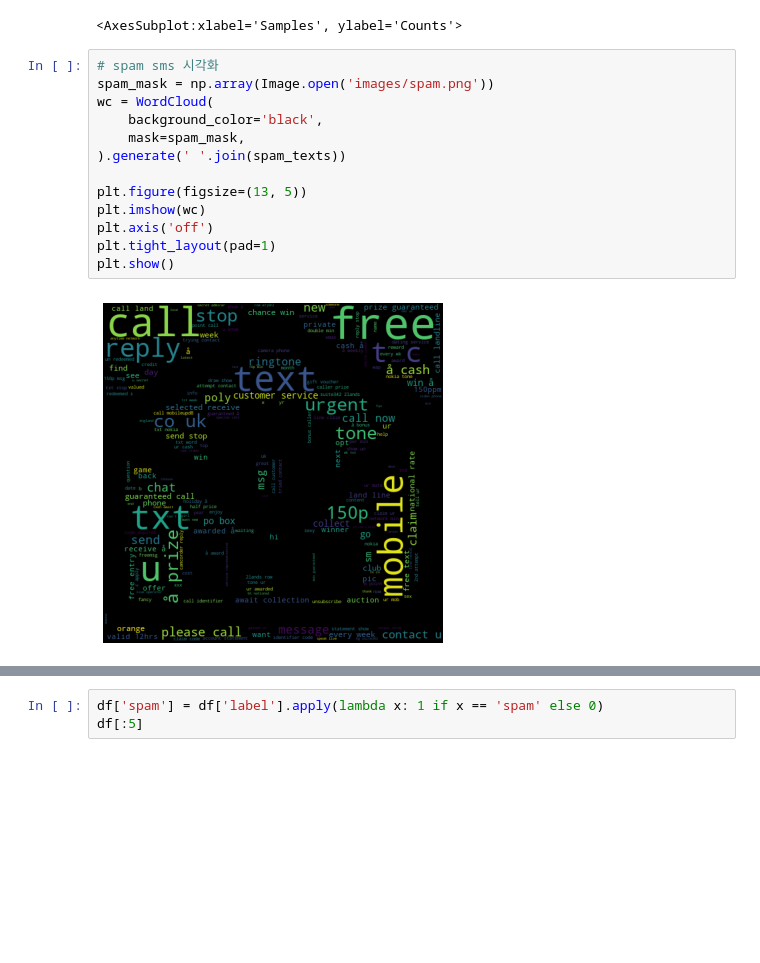
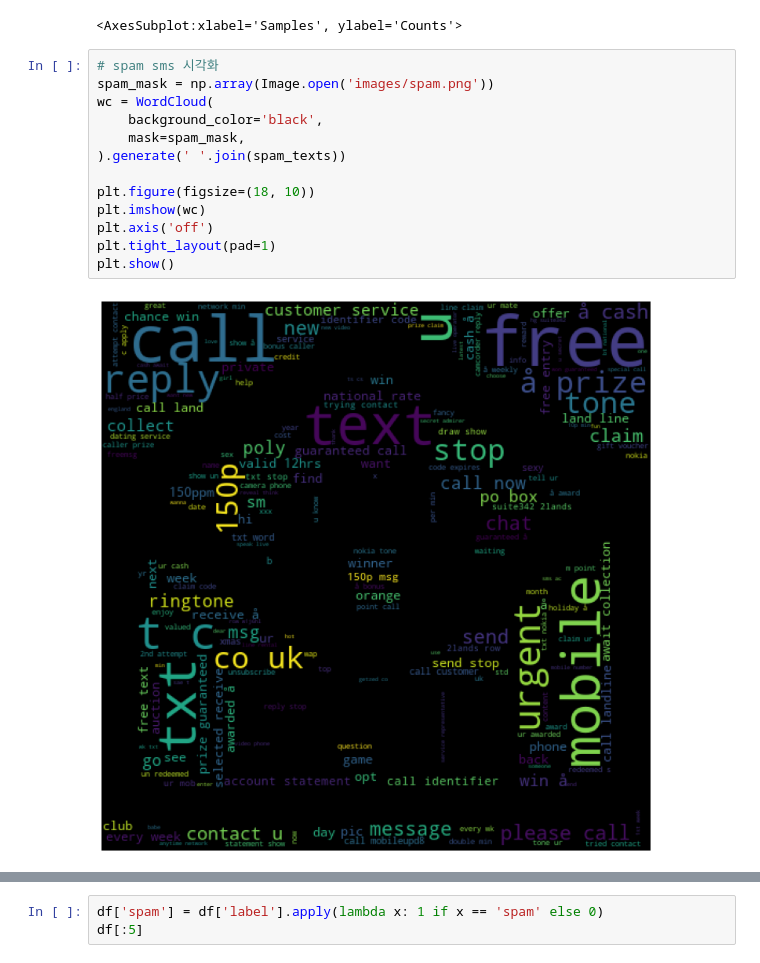
Before and after one commit to PIYoung/mtvs-ai, a Jupyter notebook: jupyters/SMS Spam Collection Dataset.ipynb, the cells around one changed output, grey strips where cells are left out. Drawn from its saved outputs; the diff is of its cells as text; blank space fills up the shorter version.

```diff
--- a/jupyters/SMS Spam Collection Dataset.ipynb
+++ b/jupyters/SMS Spam Collection Dataset.ipynb
@@ -281,18 +281,18 @@ Text(ham_texts).plot(30)
 # %%
 # spam sms 시각화
 spam_mask = np.array(Image.open('images/spam.png'))
 wc = WordCloud(
     background_color='black',
     mask=spam_mask,
 ).generate(' '.join(spam_texts))
 
-plt.figure(figsize=(13, 5))
+plt.figure(figsize=(18, 10))
 plt.imshow(wc)
 plt.axis('off')
 plt.tight_layout(pad=1)
 plt.show()
 # %% [output]
-[figure, old version]
+[figure, new version]
 # %%
 # ham sms 시각화
 mail_mask = np.array(Image.open('images/open-mail.png'))
```
Also changed, not shown: parts of 18 cells of this notebook.
